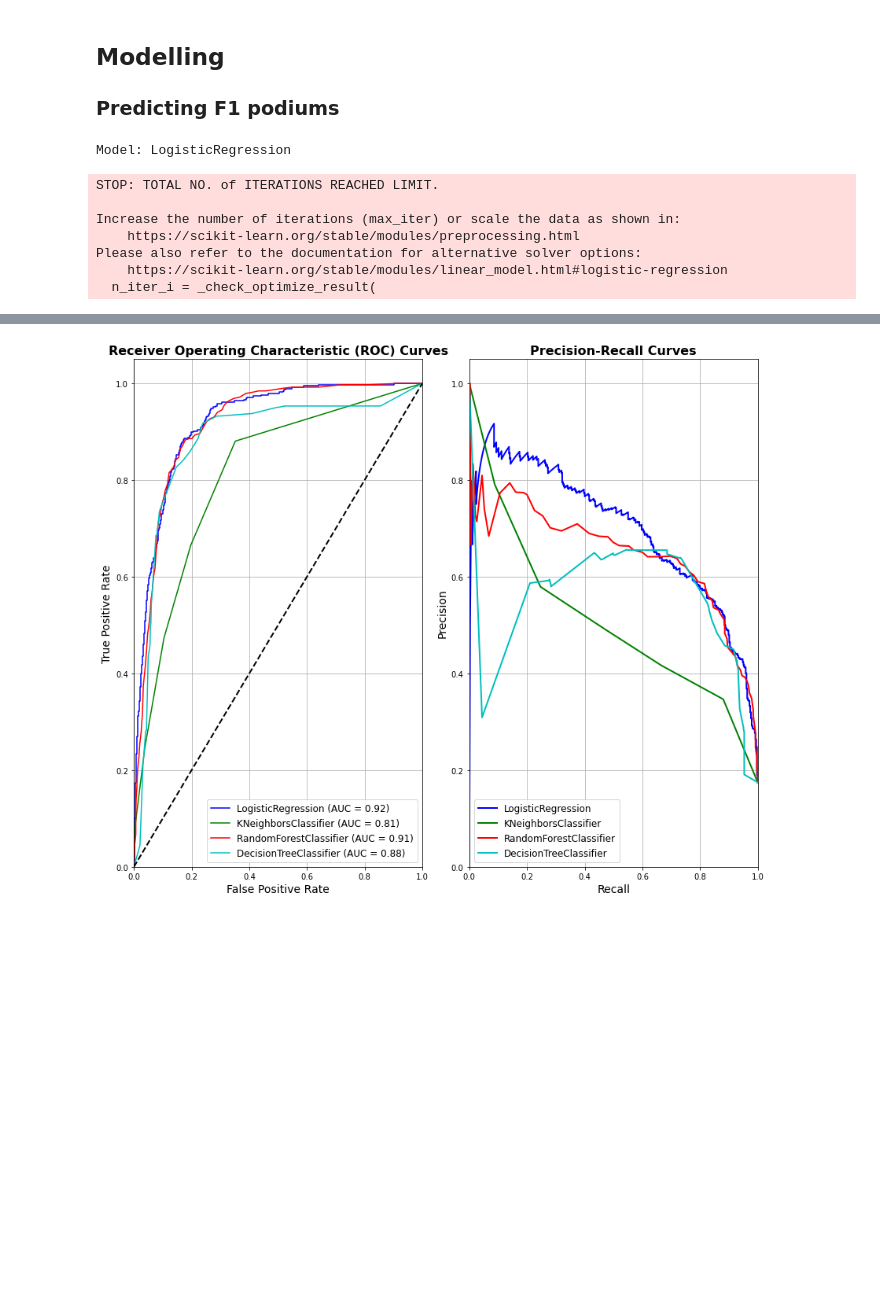
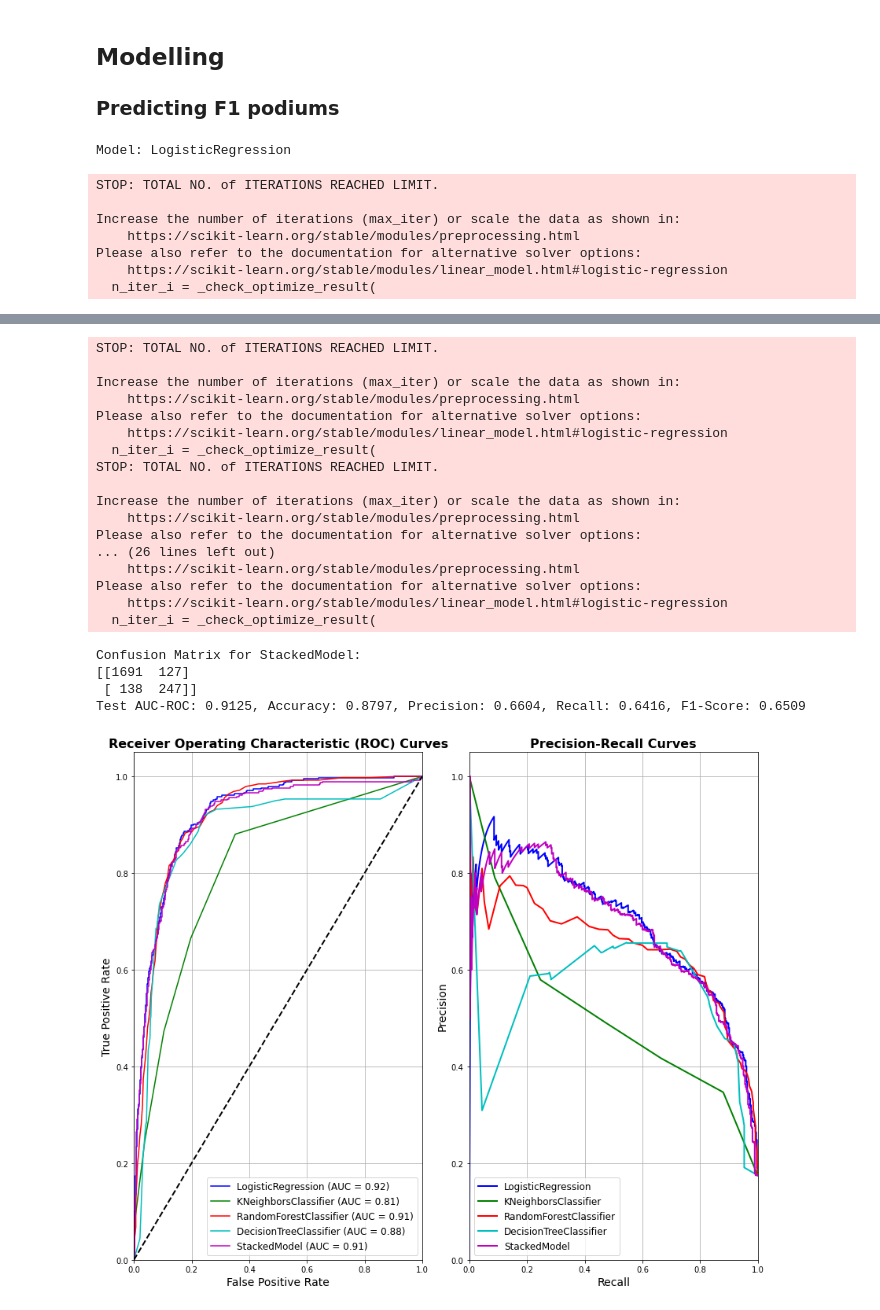
Before and after one commit to AlanMarsh99/sportsdataanalytics, a Jupyter notebook: documentation/top-3-modelling/top-3-modelling.ipynb, the cells around one changed output, grey strips where cells are left out. Cells and saved outputs as stored; diff of their text form; code cells hidden in the pictures; blank space fills up the shorter version.

Commit message:
added stacked model to notebook and documentation for top 3 modelling

```diff
--- a/documentation/top-3-modelling/top-3-modelling.ipynb
+++ b/documentation/top-3-modelling/top-3-modelling.ipynb
@@ -307,11 +307,15 @@ import joblib
 from sklearn.linear_model import LogisticRegression
 from sklearn.naive_bayes import GaussianNB
 from sklearn.neighbors import KNeighborsClassifier
-from sklearn.ensemble import RandomForestClassifier
+from sklearn.ensemble import RandomForestClassifier, StackingClassifier
 from sklearn.tree import DecisionTreeClassifier
 from sklearn.metrics import accuracy_score, roc_auc_score, roc_curve, precision_score, recall_score, f1_score, confusion_matrix
 from sklearn.metrics import precision_recall_curve, auc
 import matplotlib.pyplot as plt
+
+# Initialize base models for stacking
+logistic_model = LogisticRegression(random_state=42)
+random_forest_model = RandomForestClassifier(random_state=42, n_estimators=100)
 
 # Initialize models
 models = {
@@ -319,6 +323,13 @@ models = {
     'KNeighborsClassifier': KNeighborsClassifier(n_neighbors=5),
     'RandomForestClassifier': RandomForestClassifier(random_state=42, n_estimators=100),
     'DecisionTreeClassifier': DecisionTreeClassifier(random_state=42, max_depth=10),
+    'StackedModel': StackingClassifier(
+        estimators=[
+            ('logistic', logistic_model),
+            ('random_forest', random_forest_model)
+        ],
+        final_estimator=LogisticRegression(random_state=42)  # Meta-model
+    )
 }
 
 model_accuracy_info = {}
@@ -429 +441,22 @@ Test AUC-ROC: 0.8799, Accuracy: 0.8797, Precision: 0.6471, Recall: 0.6857, F1-Sc
+STOP: TOTAL NO. of ITERATIONS REACHED LIMIT.
+
+Increase the number of iterations (max_iter) or scale the data as shown in:
+    https://scikit-learn.org/stable/modules/preprocessing.html
+Please also refer to the documentation for alternative solver options:
+    https://scikit-learn.org/stable/modules/linear_model.html#logistic-regression
+  n_iter_i = _check_optimize_result(
+STOP: TOTAL NO. of ITERATIONS REACHED LIMIT.
+
+Increase the number of iterations (max_iter) or scale the data as shown in:
+    https://scikit-learn.org/stable/modules/preprocessing.html
+Please also refer to the documentation for alternative solver options:
+... (26 lines left out)
+    https://scikit-learn.org/stable/modules/preprocessing.html
+Please also refer to the documentation for alternative solver options:
+    https://scikit-learn.org/stable/modules/linear_model.html#logistic-regression
+  n_iter_i = _check_optimize_result(
+Confusion Matrix for StackedModel:
+[[1691  127]
+ [ 138  247]]
+Test AUC-ROC: 0.9125, Accuracy: 0.8797, Precision: 0.6604, Recall: 0.6416, F1-Score: 0.6509
-[figure, old version]
+[figure, new version]
```
Also changed, not shown: parts of 1 cell of this notebook, 1 other file.
